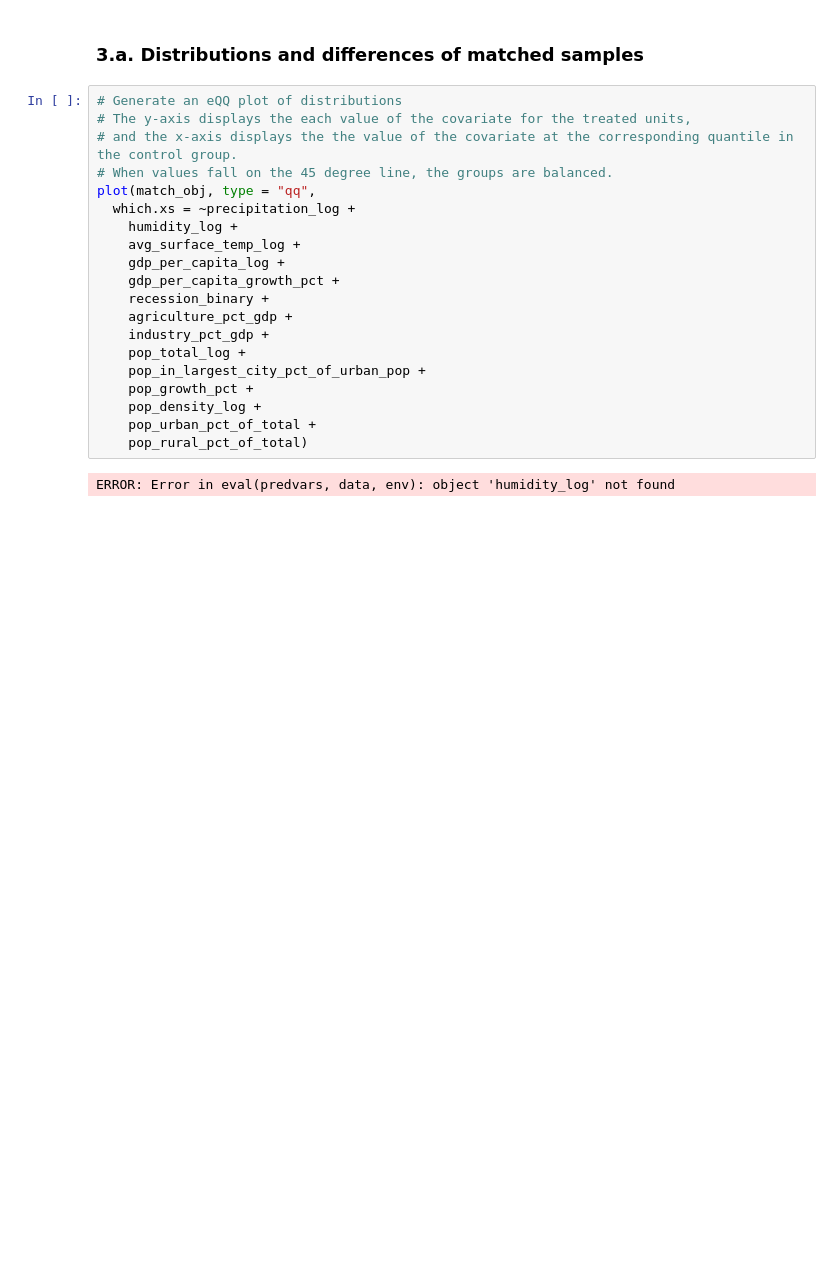
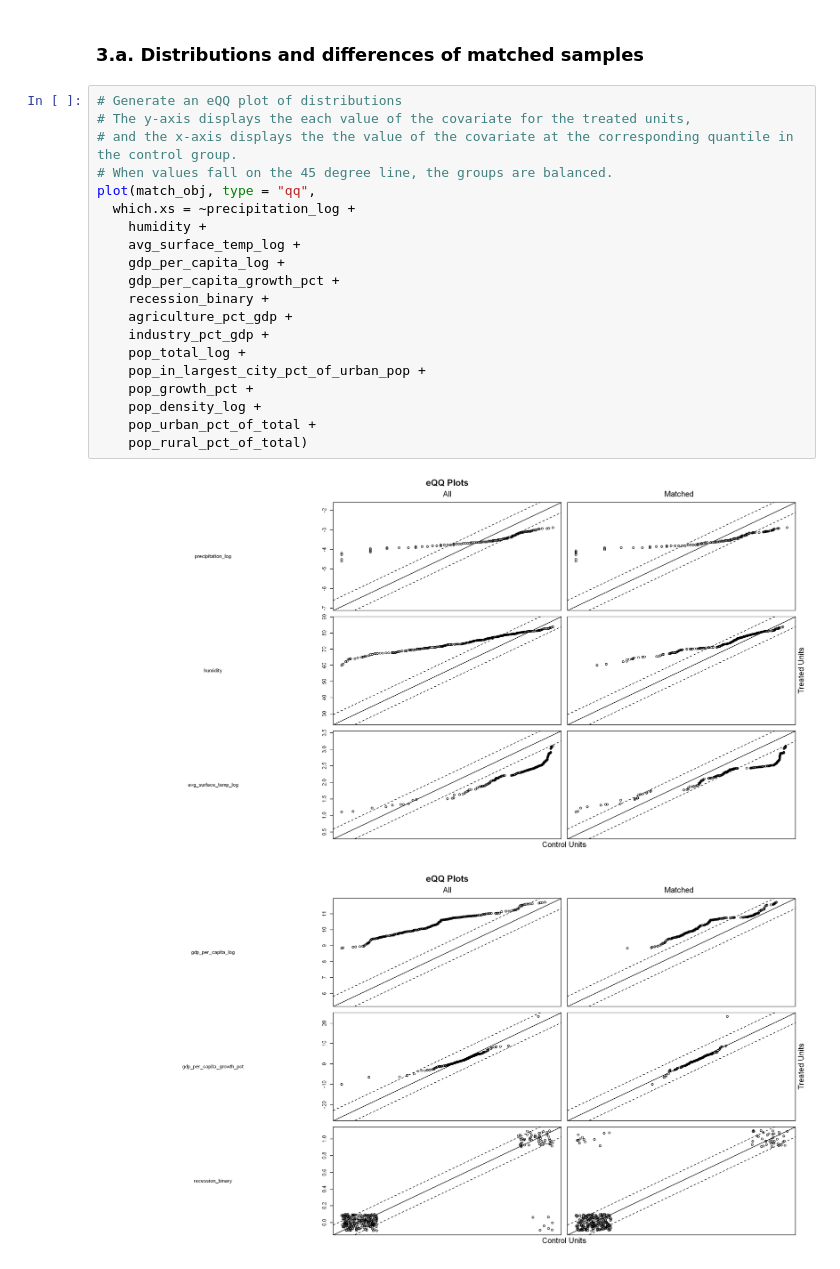
Before and after one commit to huseyinpolat-ds/UW_WNE_DSBA_Master_Thesis_437969, a Jupyter notebook: Thesis_EDA.ipynb, the cells around one changed output. Drawn from its saved outputs; the diff is of its cells as text; blank space fills up the shorter version.

Commit message:
Renaming humidtity_logs back to humidity.

```diff
--- a/Thesis_EDA.ipynb
+++ b/Thesis_EDA.ipynb
@@ -751,22 +775,23 @@ ggplot(mean_pm25_of_groups, aes(x = year, y = mean_pm25, color = as.factor(is_eu
 # %%
 # Generate an eQQ plot of distributions
 # The y-axis displays the each value of the covariate for the treated units,
 # and the x-axis displays the the value of the covariate at the corresponding quantile in the control group.
 # When values fall on the 45 degree line, the groups are balanced.
 plot(match_obj, type = "qq",
   which.xs = ~precipitation_log +
-    humidity_log +
+    humidity +
     avg_surface_temp_log +
     gdp_per_capita_log +
     gdp_per_capita_growth_pct +
     recession_binary +
     agriculture_pct_gdp +
     industry_pct_gdp +
     pop_total_log +
     pop_in_largest_city_pct_of_urban_pop +
     pop_growth_pct +
     pop_density_log +
     pop_urban_pct_of_total +
     pop_rural_pct_of_total)
 # %% [output]
-ERROR: Error in eval(predvars, data, env): object 'humidity_log' not found
+[figure, added]
+[figure, added]
```
Also changed, not shown: parts of 7 cells of this notebook.
